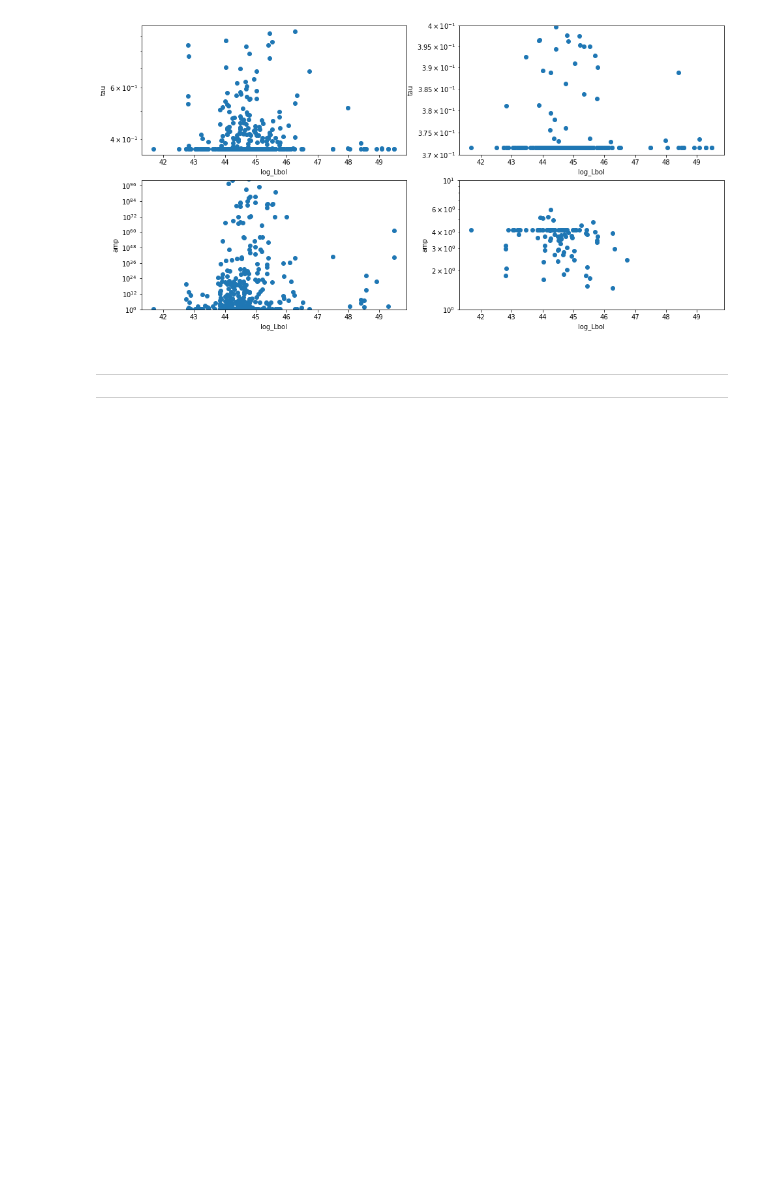
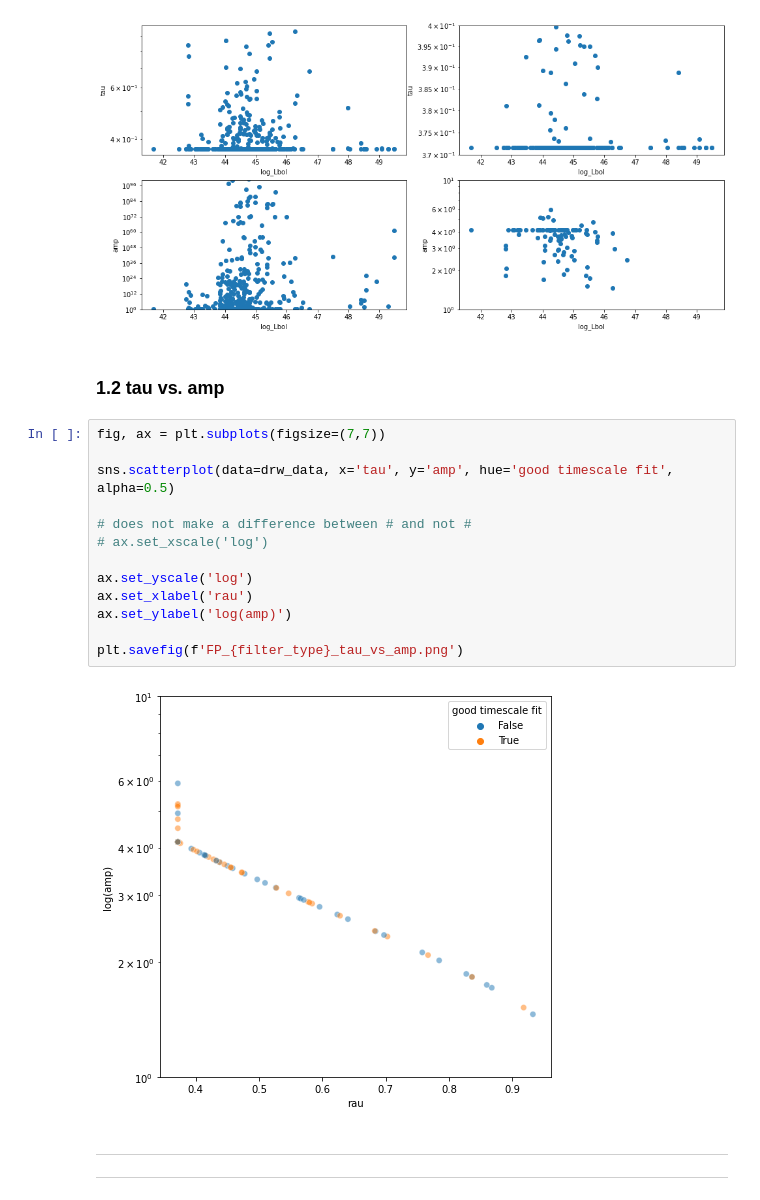
Before and after one commit to TrickyArmyMan/astro-research, a Jupyter notebook: JupyterLab/fp/FP_AGN_CarmaFigures.ipynb, the cells around one changed output. Saved outputs shown, nothing was run; the diff lists cells and outputs as text; blank space fills up the shorter version.

```diff
--- a/JupyterLab/fp/FP_AGN_CarmaFigures.ipynb
+++ b/JupyterLab/fp/FP_AGN_CarmaFigures.ipynb
@@ -170,6 +176,23 @@ plt.savefig(f'FP_{filter_type}_DRW.png')
 plt.show()
 # %% [output]
 [figure]
+# %% [markdown]
+### 1.2 tau vs. amp
+# %%
+fig, ax = plt.subplots(figsize=(7,7))
+
+sns.scatterplot(data=drw_data, x='tau', y='amp', hue='good timescale fit', alpha=0.5)
+
+# does not make a difference between # and not #
+# ax.set_xscale('log')
+
+ax.set_yscale('log')
+ax.set_xlabel('rau')
+ax.set_ylabel('log(amp)')
+
+plt.savefig(f'FP_{filter_type}_tau_vs_amp.png')
+# %% [output]
+[figure, added]
 # %% [markdown]
 - - -
 - - -
```
Also changed, not shown: parts of 12 cells of this notebook, 3 other files.
